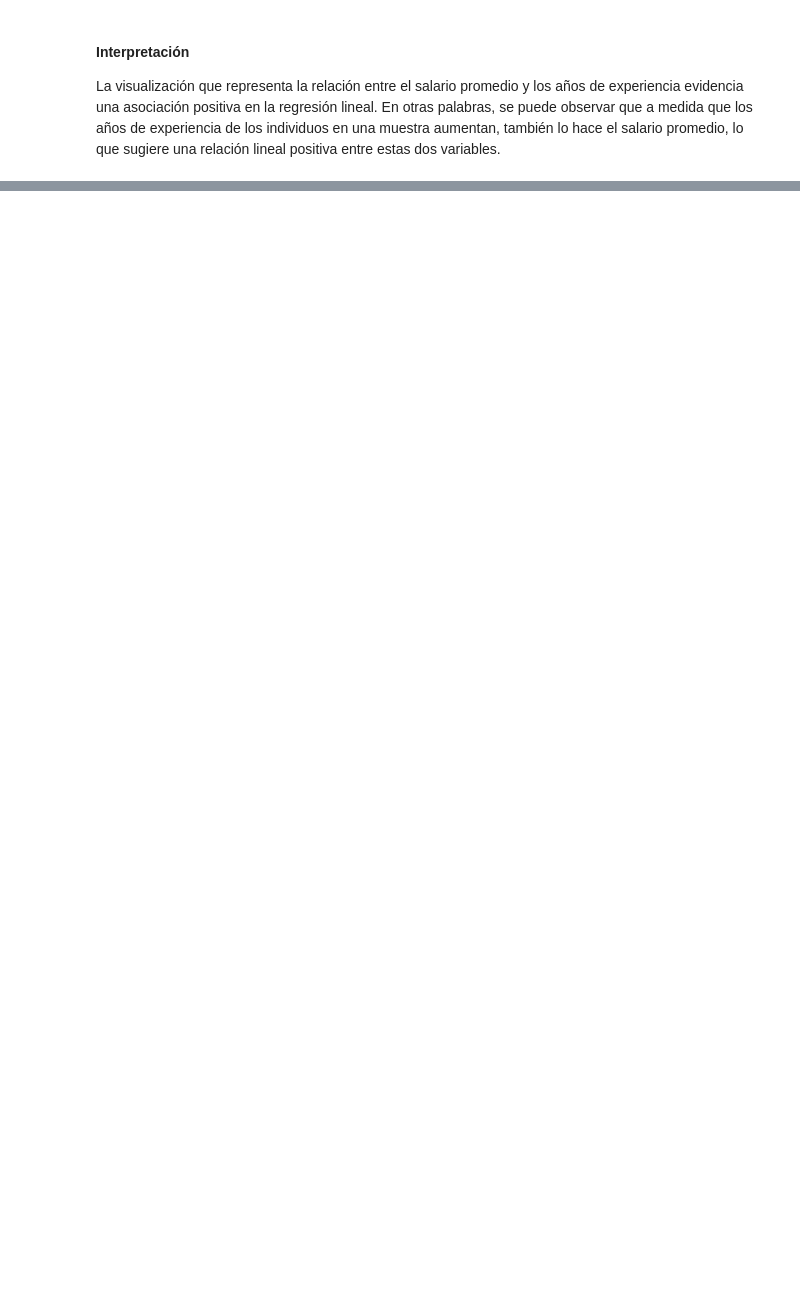
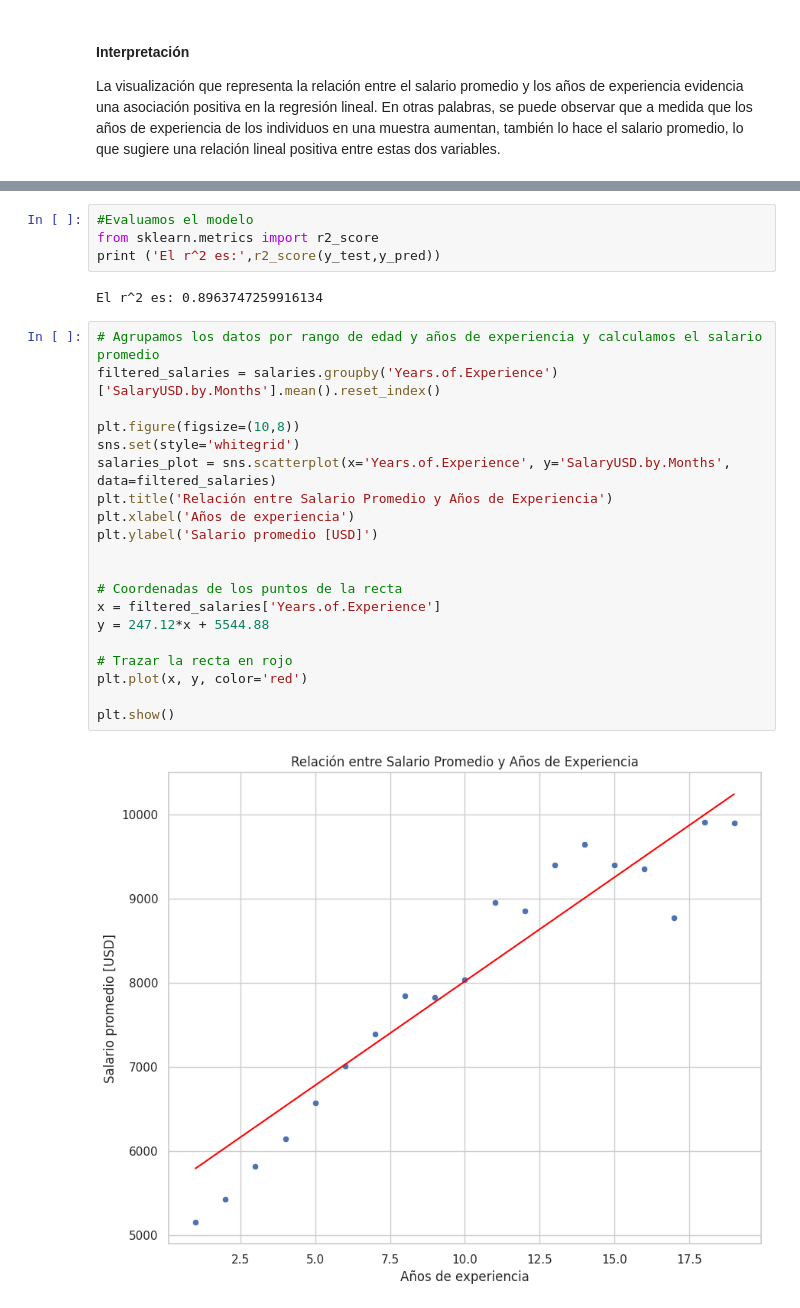
Before and after one commit to CarlosARossi/dataScienceCoder, a Jupyter notebook: ProyectoDS_ParteI_+Rossi.ipynb, the cells around one changed output, grey strips where cells are left out. Cells and saved outputs as stored; diff of their text form; blank space fills up the shorter version.

```diff
--- a/ProyectoDS_ParteI_+Rossi.ipynb
+++ b/ProyectoDS_ParteI_+Rossi.ipynb
@@ -193,0 +305,28 @@ La visualización que representa la relación entre el salario promedio y los a
+# %%
+#Evaluamos el modelo
+from sklearn.metrics import r2_score
+print ('El r^2 es:',r2_score(y_test,y_pred))
+# %% [output]
+El r^2 es: 0.8963747259916134
+# %%
+# Agrupamos los datos por rango de edad y años de experiencia y calculamos el salario promedio
+filtered_salaries = salaries.groupby('Years.of.Experience')['SalaryUSD.by.Months'].mean().reset_index()
+
+plt.figure(figsize=(10,8))
+sns.set(style='whitegrid')
+salaries_plot = sns.scatterplot(x='Years.of.Experience', y='SalaryUSD.by.Months', data=filtered_salaries)
+plt.title('Relación entre Salario Promedio y Años de Experiencia')
+plt.xlabel('Años de experiencia')
+plt.ylabel('Salario promedio [USD]')
+
+
+# Coordenadas de los puntos de la recta
+x = filtered_salaries['Years.of.Experience']
+y = 247.12*x + 5544.88
+
+# Trazar la recta en rojo
+plt.plot(x, y, color='red')
+
+plt.show()
+# %% [output]
+[figure, added]
```
Also changed, not shown: parts of 16 cells of this notebook.
